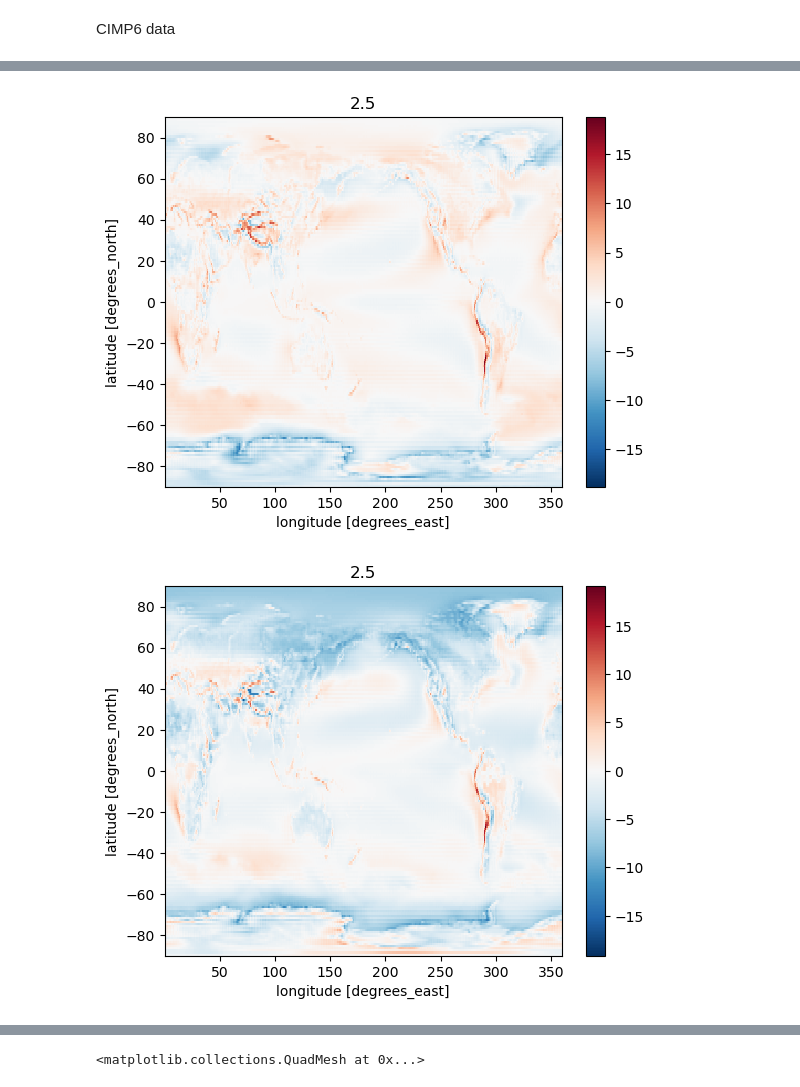
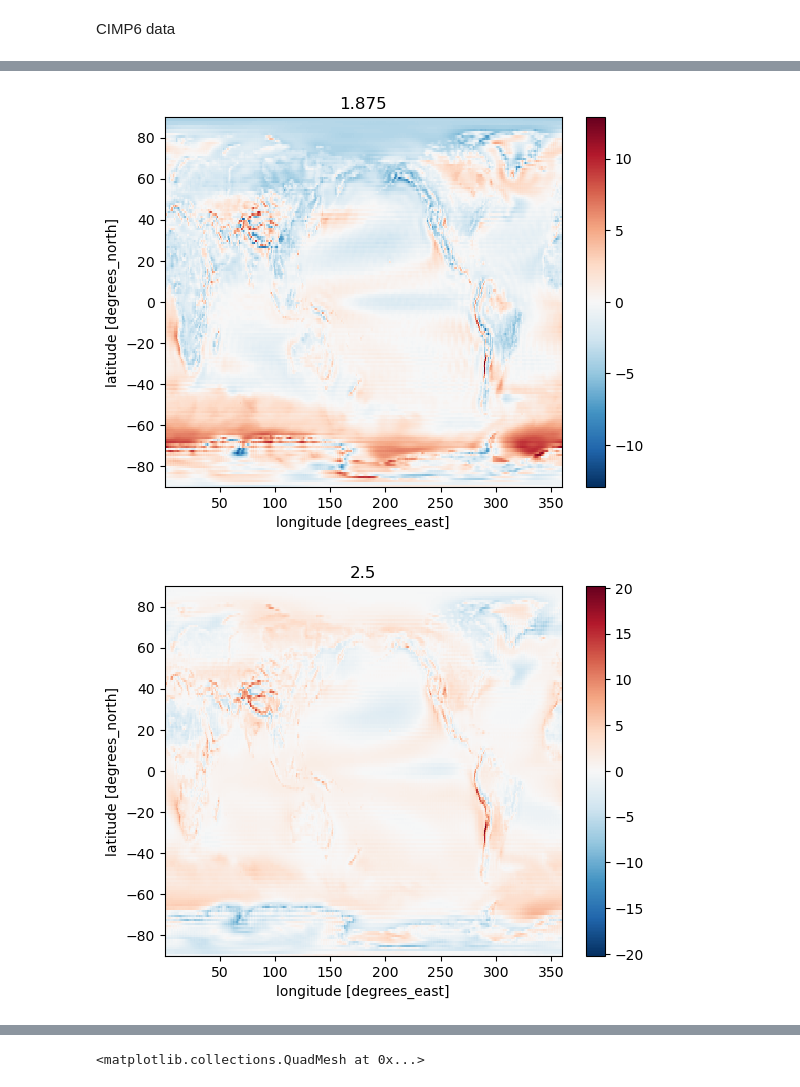
Before and after one commit to cc11223344556677/Computational-Meteorology-Exercises, a Jupyter notebook: project_simon.ipynb, the cells around one changed output, grey strips where cells are left out. Saved outputs shown, nothing was run; the diff lists cells and outputs as text; code cells hidden in the pictures.

```diff
--- a/project_simon.ipynb
+++ b/project_simon.ipynb
@@ -37,6 +37,11 @@ def lat_lon_sel(data,lat_bnds,lon_bnds,attributes):
 # %%
 lat_boundary = [-90,90]#[-32,-14]
 long_boundary = [0,360]#[360-78,360-62]
+#"""
+"""
+lat_boundary = [-34,-12]
+long_boundary = [360-80,360-60]
+""" #"""
 attributes = ["t2m","latitude","longitude"]
 #lat_vals,long_vals = lat_lon_sel(data_wind,lat_boundary,long_boundary,attributes)
 # %%
@@ -104,13 +107,25 @@ curr_ds = curr_ds.sortby("time")
 
 atts_cmip = ["tas","lat","lon"]
 lat_vals_cmip,lon_vals_cmip = lat_lon_sel(curr_ds,lat_boundary,long_boundary,atts_cmip)
+# %%
+current_model = next(dsiter)
+#current_model = next(dsiter)
+curr_ds = dsets[current_model]
+curr_ds = curr_ds.sortby("time")
 # %%
 start_date = "1980-01-01"
 end_date   = "2005-12-31"
-Era5_1deg_red = data_1deg["t2m"].sel({"lat":lat_vals_1deg,"lon":long_vals_1deg}).rename({"valid_time":"time"}).sel({"time":slice(start_date,end_date)})
-Cmip_data_red = curr_ds["tas"].sel({"lat":lat_vals_cmip,"lon":lon_vals_cmip}).sel({"time":slice(start_date,end_date)})
+Era5_1deg_red = data_1deg["t2m"].sel({"lat":slice(lat_boundary[0],lat_boundary[1]),"lon":slice(long_boundary[0],long_boundary[1])}).rename({"valid_time":"time"}).sel({"time":slice(start_date,end_date)})
+Cmip_data_red = curr_ds["tas"].sel({"lat":slice(lat_boundary[0],lat_boundary[1]),"lon":slice(long_boundary[0],long_boundary[1])}).sel({"time":slice(start_date,end_date)})
 
-regrid_cmip_to_era5 = xesmf.Regridder(Cmip_data_red, Era5_1deg_red, method='conservative', periodic=True)
+Era5_1deg_red_mean = Era5_1deg_red.mean("time")
+Cmip_data_red_mean = Cmip_data_red.mean("time")
+
+regrid_cmip_to_era5 = xesmf.Regridder(Cmip_data_red, Era5_1deg_red, method='bilinear', periodic=True)
+regrid_cmip_to_era5_mean = xesmf.Regridder(Cmip_data_red_mean, Era5_1deg_red_mean, method='bilinear', periodic=True)
+
+regrid_era5_to_cmip =  xesmf.Regridder(Era5_1deg_red , Cmip_data_red, method='bilinear', periodic=True)
+#regrid_cmip_to_era5 = xesmf.Regridder(Cmip_data_red, Era5_1deg_red, method='conservative', periodic=False)
 # %%
 start_date = "1940-01-01"
 end_date   = "2026-12-31"
@@ -188,7 +172,7 @@ lat_boundary = [-93,93]#[-40,-10]#[-32,-14]
 long_boundary =[-3,363]#[360-85,360-55] #[360-78,360-62]
 
 dsiter = iter(dsets)
-n = 4
+n = 10
 start_date = "1980-01-01"
 end_date   = "2005-12-31"
 Era5_1deg_red = data_1deg["t2m"].sel({"lat":lat_vals_1deg,"lon":long_vals_1deg}).rename({"valid_time":"time"}).sel({"time":slice(start_date,end_date)})
@@ -205,32 +189,32 @@ for i in range(n):#36
 
 
         Cmip_data_red = curr_ds["tas"].sel({"lat":slice(lat_boundary[0],lat_boundary[1]),"lon":slice(long_boundary[0],long_boundary[1]),"time":slice(start_date,end_date)})
 
         regrid_cmip_to_era5 = xesmf.Regridder(Cmip_data_red, Era5_1deg_red, method='conservative_normed', periodic=True)
         tas = regrid_cmip_to_era5(Cmip_data_red)
         E5_1deg_month = Era5_1deg_red.resample(time="1ME").nearest()
         cmip5_month = tas.resample(time="1ME").nearest()
         cmip5_month["time"] = cmip5_month.time.astype("datetime64[ns]")
 
         cutoff = Cmip_data_red.lon.values[1]-Cmip_data_red.lon.values[0]
         lat_boundary_adj = [lat_boundary[0],lat_boundary[1]]#-cutoff]#[-32,-14]
         long_boundary_adj =  [long_boundary[0],long_boundary[1]]#-cutoff]#[360-78,360-62]
         atts1deg = ["t2m","lat","lon"]
 
         #lat_vals_1deg,long_vals_1deg = lat_lon_sel(data_1deg,lat_boundary_adj,long_boundary_adj,atts1deg)
 
         cmip5_month = cmip5_month.sel({"lat":slice(lat_boundary_adj[0],lat_boundary_adj[1]),"lon":slice(long_boundary_adj[0],long_boundary_adj[1])})
         E5_1deg_month = E5_1deg_month.sel({"lat":slice(lat_boundary_adj[0],lat_boundary_adj[1]),"lon":slice(long_boundary_adj[0],long_boundary_adj[1])})
         plt.figure()
         (cmip5_month-E5_1deg_month).mean("time").plot()
         plt.title(str(cutoff))
 
     elif "i" in dsets[current_model].coords:
         continue
         #CMIP_mean_temps = curr_ds["tas"].mean("i").resample(time="YE").mean().values.ravel()
     else:
         continue
         #CMIP_mean_temps = curr_ds["tas"].mean(dim=['latitude', 'longitude']).resample(time="YE").mean().values.ravel()
 # %% [output]
-[figure, old version]
+[figure, new version]
-[figure, old version]
+[figure, new version]
```
Also changed, not shown: parts of 10 cells of this notebook.
